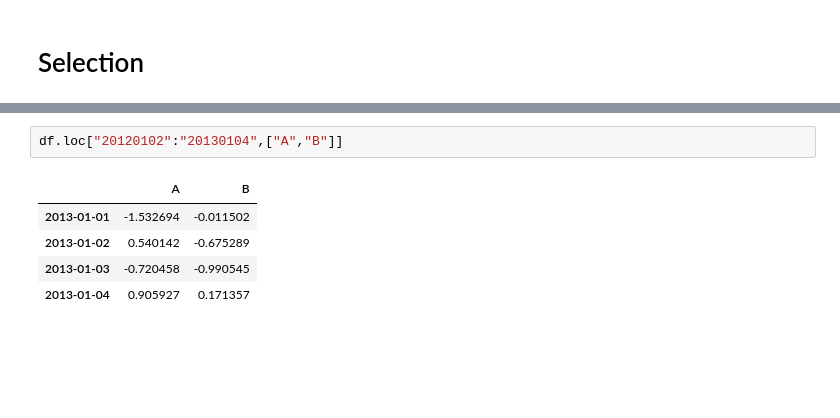
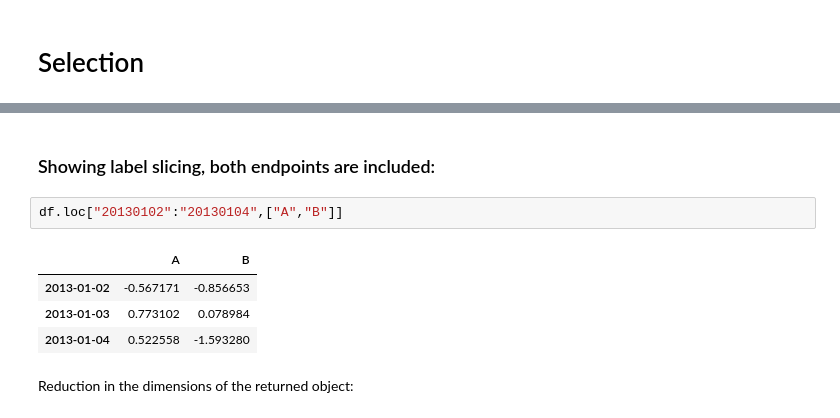
Before and after one commit to tree698/Data-Analysis, a Jupyter notebook: 10 minutes to Pandas.ipynb, the cells around one changed output, grey strips where cells are left out. Drawn from its saved outputs; the diff is of its cells as text; blank space fills up the shorter version.

```diff
--- a/10 minutes to Pandas.ipynb
+++ b/10 minutes to Pandas.ipynb
@@ -207,11 +231,14 @@ df.loc[:,["A","B"]]
+# %% [markdown]
+### Showing label slicing, both endpoints are included:
 # %%
-df.loc["20120102":"20130104",["A","B"]]
+df.loc["20130102":"20130104",["A","B"]]
 # %% [output]
 |  | A | B |
-| 2013-01-01 | -1.532694 | -0.011502 |
-| 2013-01-02 | 0.540142 | -0.675289 |
-| 2013-01-03 | -0.720458 | -0.990545 |
-| 2013-01-04 | 0.905927 | 0.171357 |
+| 2013-01-02 | -0.567171 | -0.856653 |
+| 2013-01-03 | 0.773102 | 0.078984 |
+| 2013-01-04 | 0.522558 | -1.593280 |
+# %% [markdown]
+Reduction in the dimensions of the returned object:
 # %%
 df.loc["20130102",["A","B"]]
 # %% [output]
```
Also changed, not shown: parts of 102 cells of this notebook.
